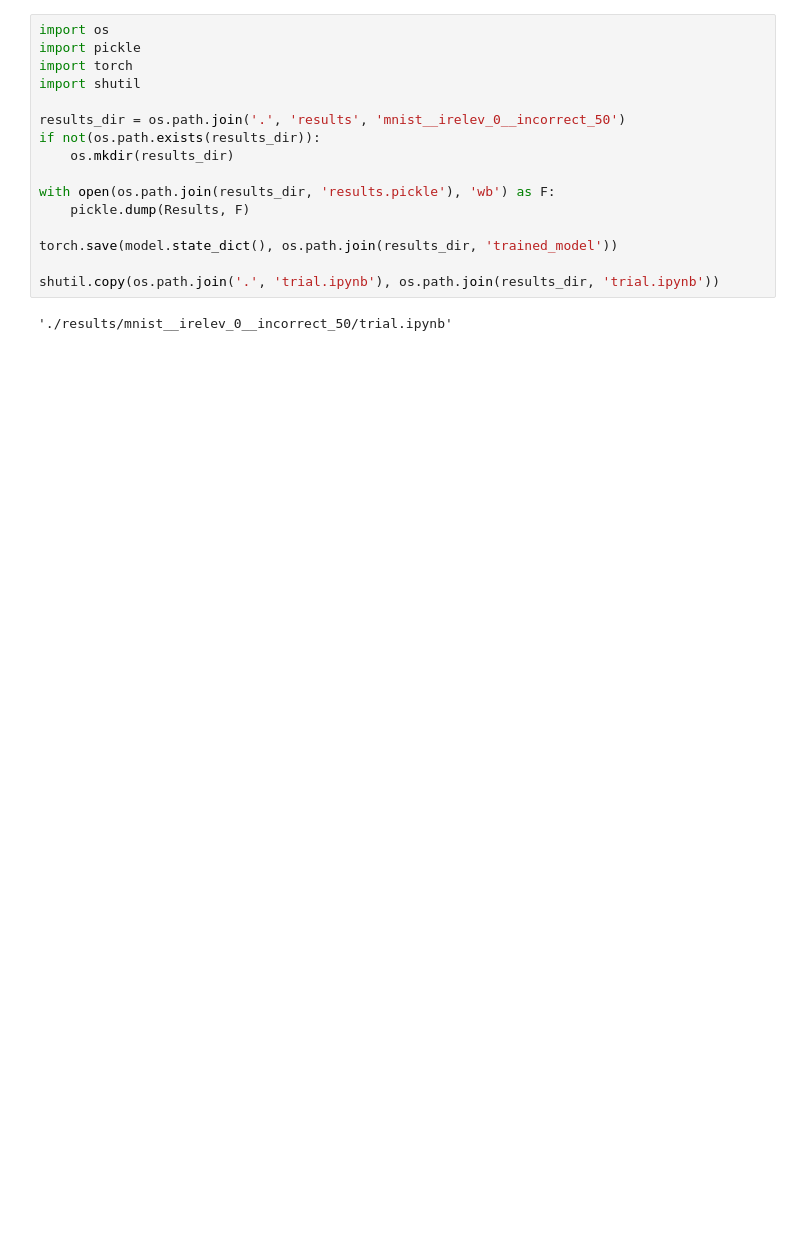
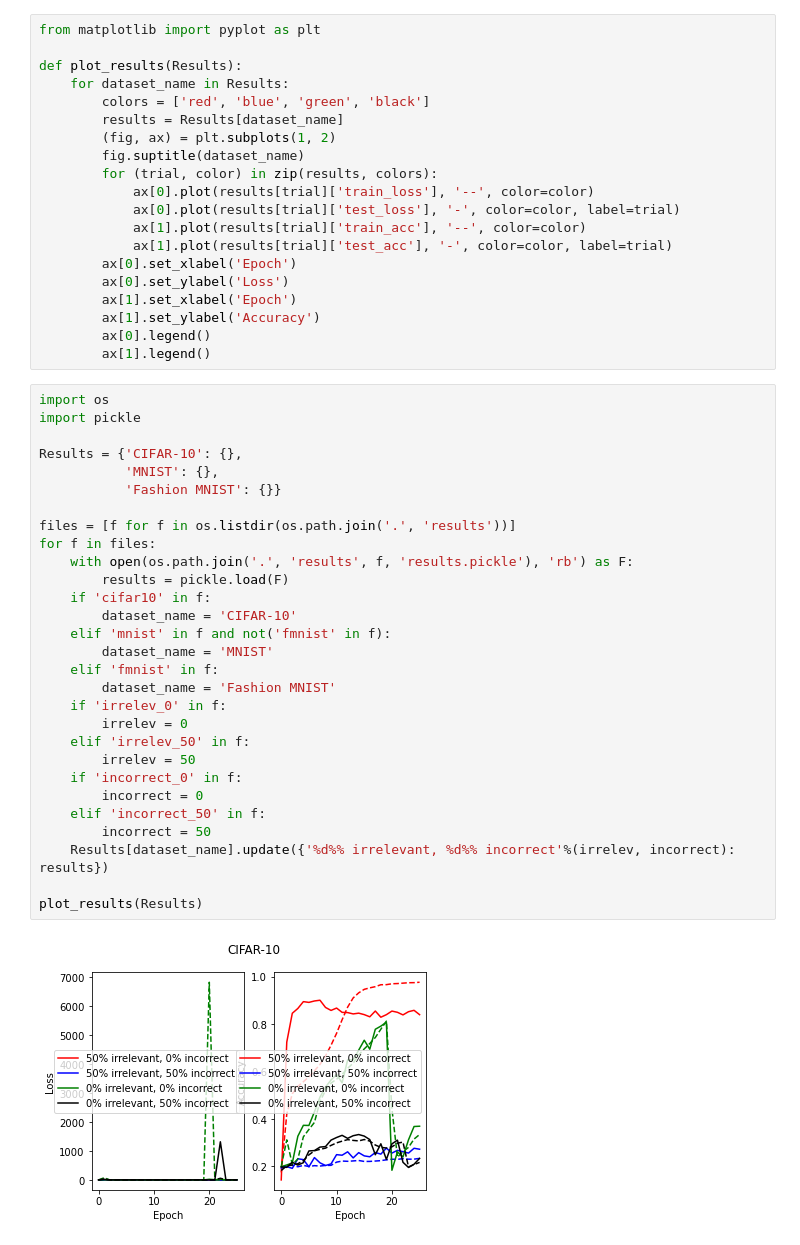
Before and after one commit to jimgammell/ece595ml_project, a Jupyter notebook: trial.ipynb, the cells around one changed output. Saved outputs shown, nothing was run; the diff lists cells and outputs as text; blank space fills up the shorter version.

```diff
--- a/trial.ipynb
+++ b/trial.ipynb
@@ -245,18 +1,51 @@ ax.legend()
-# %%
-import os
-import pickle
-import torch
-import shutil
-
-results_dir = os.path.join('.', 'results', 'mnist__irelev_0__incorrect_50')
-if not(os.path.exists(results_dir)):
-    os.mkdir(results_dir)
-
-with open(os.path.join(results_dir, 'results.pickle'), 'wb') as F:
-    pickle.dump(Results, F)
-
-torch.save(model.state_dict(), os.path.join(results_dir, 'trained_model'))
-
-shutil.copy(os.path.join('.', 'trial.ipynb'), os.path.join(results_dir, 'trial.ipynb'))
-# %% [output]
-'./results/mnist__irelev_0__incorrect_50/trial.ipynb'
+# %%
+from matplotlib import pyplot as plt
+
+def plot_results(Results):
+    for dataset_name in Results:
+        colors = ['red', 'blue', 'green', 'black']
+        results = Results[dataset_name]
+        (fig, ax) = plt.subplots(1, 2)
+        fig.suptitle(dataset_name)
+        for (trial, color) in zip(results, colors):
+            ax[0].plot(results[trial]['train_loss'], '--', color=color)
+            ax[0].plot(results[trial]['test_loss'], '-', color=color, label=trial)
+            ax[1].plot(results[trial]['train_acc'], '--', color=color)
+            ax[1].plot(results[trial]['test_acc'], '-', color=color, label=trial)
+        ax[0].set_xlabel('Epoch')
+        ax[0].set_ylabel('Loss')
+        ax[1].set_xlabel('Epoch')
+        ax[1].set_ylabel('Accuracy')
+        ax[0].legend()
+        ax[1].legend()
+# %%
+import os
+import pickle
+
+Results = {'CIFAR-10': {},
+           'MNIST': {},
+           'Fashion MNIST': {}}
+
+files = [f for f in os.listdir(os.path.join('.', 'results'))]
+for f in files:
+    with open(os.path.join('.', 'results', f, 'results.pickle'), 'rb') as F:
+        results = pickle.load(F)
+    if 'cifar10' in f:
+        dataset_name = 'CIFAR-10'
+    elif 'mnist' in f and not('fmnist' in f):
+        dataset_name = 'MNIST'
+    elif 'fmnist' in f:
+        dataset_name = 'Fashion MNIST'
+    if 'irrelev_0' in f:
+        irrelev = 0
+    elif 'irrelev_50' in f:
+        irrelev = 50
+    if 'incorrect_0' in f:
+        incorrect = 0
+    elif 'incorrect_50' in f:
+        incorrect = 50
+    Results[dataset_name].update({'%d%% irrelevant, %d%% incorrect'%(irrelev, incorrect): results})
+
+plot_results(Results)
+# %% [output]
+[figure, added]
```
Also changed, not shown: parts of 5 cells of this notebook, 56 other files.
